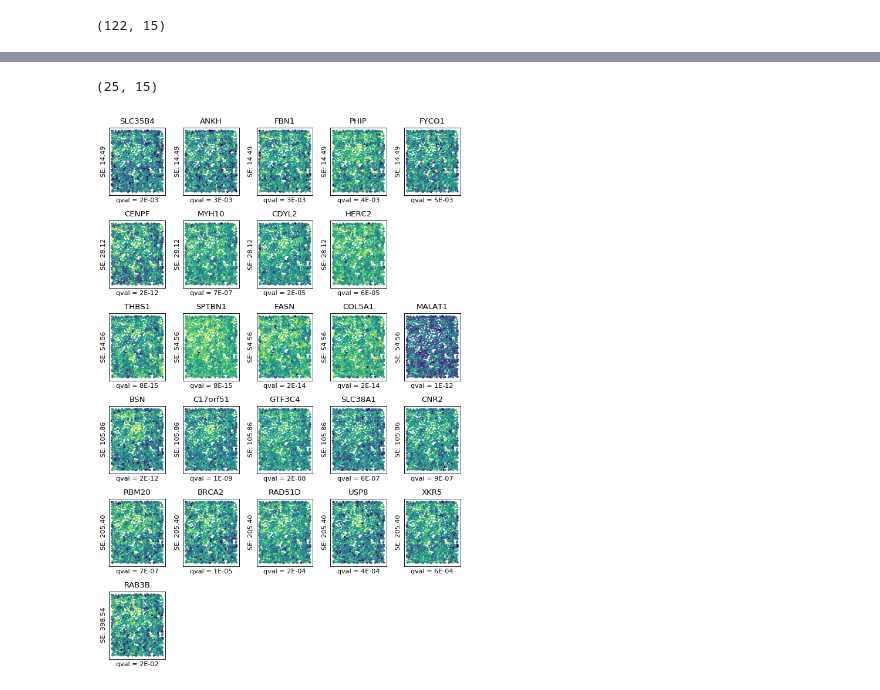
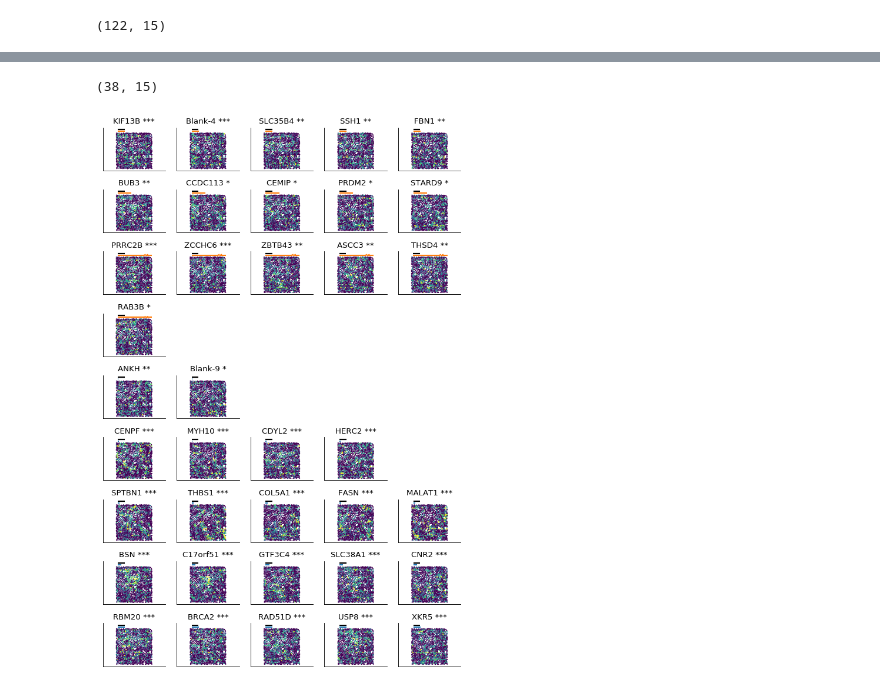
Before and after one commit to Teichlab/SpatialDE, a Jupyter notebook: Analysis/MERFISH/MERFISH Analysis.ipynb, the cells around one changed output, grey strips where cells are left out. Saved outputs shown, nothing was run; the diff lists cells and outputs as text; code cells hidden in the pictures.

Commit message:
Made nice MERFISH figures

```diff
--- a/Analysis/MERFISH/MERFISH Analysis.ipynb
+++ b/Analysis/MERFISH/MERFISH Analysis.ipynb
@@ -3,6 +3,9 @@
 import pandas as pd
 # %% [output]
 Populating the interactive namespace from numpy and matplotlib
+# %%
+rcParams['axes.spines.right'] = False
+rcParams['axes.spines.top'] = False
 # %%
 sample_info = pd.read_csv('middle_sample_info.csv', index_col=0)
 results = pd.read_csv('middle_final_results.csv', index_col=0)
@@ -99,8 +74,8 @@ results.query('qval < 0.05').shape
 # %%
 N = 5
-top_per_ls = results.query('qval < 0.05') \
+top_per_ls = ms_results.query('qval < 0.05') \
                   .sort_values('qval', ascending=True) \
-                  .groupby('l') \
+                  .groupby(['model', 'l']) \
                   .head(N) \
                   .sort_values(['l', 'qval'], ascending=[True, True])
 
@@ -126,4 +101,4 @@ top_per_ls
 # %%
 top_per_ls.shape
 # %% [output]
-(25, 15)
+(38, 15)
@@ -130,22 +112,41 @@ top_per_ls.shape
+# %%
+model_colors = {'SE': 'C0', 'PER': 'C1'}
 # %%
 plt.figure(figsize=(8, 12), dpi=80)
 
 N = 5
 N_rows = top_per_ls['l'].unique().shape[0]
-for j, T in enumerate(top_per_ls.groupby('l')):
+for j, T in enumerate(top_per_ls.groupby(['model', 'l'])):
     _, group = T
     for i, idx in enumerate(group.index):
         r = top_per_ls.loc[idx]
         plt.subplot(N_rows, N, j * N + i + 1)
-        plt.scatter(sample_info.abs_X, sample_info.abs_Y, c=dfm[r['g']], s=5);
-        plt.title(r['g'])
+
+        plt.scatter(sample_info.abs_X, sample_info.abs_Y, c=scale(res[r['g']], with_std=True), s=1, vmin=0, vmax=2, rasterized=True);
+
+        s = ' *'
+        if r['qval'] < 0.01:
+            s = ' **'
+
+        if r['qval'] < 0.001:
+            s = ' ***'
+
+        plt.title(r['g'] + s)
+
         plt.xticks([])
         plt.yticks([])
-        plt.xlabel('qval = {:.0E}'.format(r['qval']))
-        if True:
-            plt.ylabel('{}: {:.2f}'.format(r['model'], r['l']))
+        plt.hlines(700, -400, -200, lw=2)
+        if -400 + r['l'] < 600:
+            plt.hlines(650, -400, -400 + r['l'], lw=2, color=model_colors[r['model']], zorder=0)
+        else:
+            plt.hlines(650, -400, 380, lw=2, color=model_colors[r['model']], zorder=0)
+            plt.plot([360, 400], [640, 660], lw=2, color=model_colors[r['model']])
+            plt.plot([430, 470], [640, 660], lw=2, color=model_colors[r['model']])
+            plt.hlines(650, 450, 600, lw=2, color=model_colors[r['model']], zorder=0)
+
+        plt.axis('equal')
 
 plt.tight_layout()
-# plt.savefig('top_MF_genes_per_ls.pdf')
+plt.savefig('top_MF_genes_per_ls.pdf')
 # %% [output]
-[figure, old version]
+[figure, new version]
```
Also changed, not shown: parts of 27 cells of this notebook, 1 other file.
